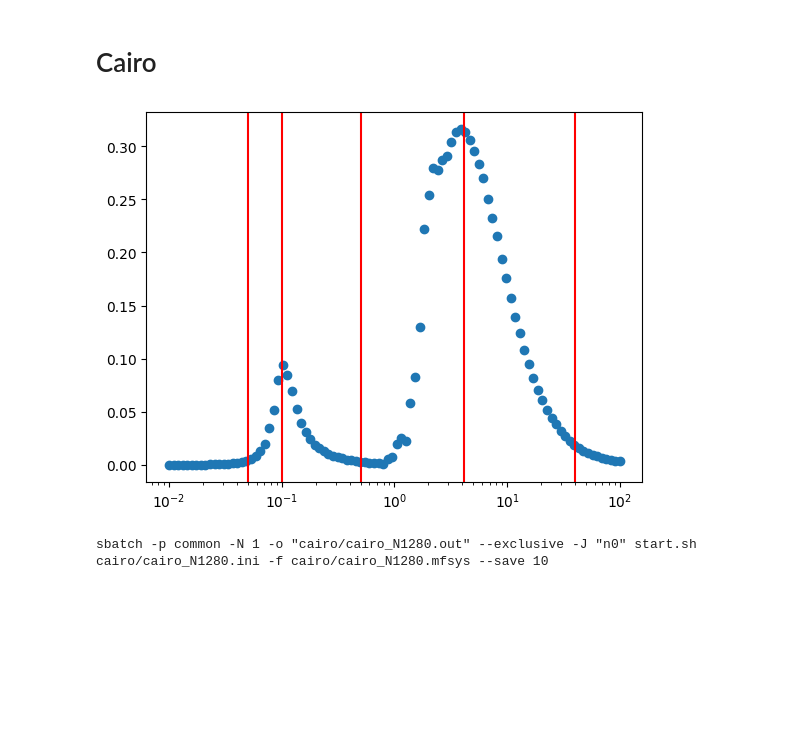
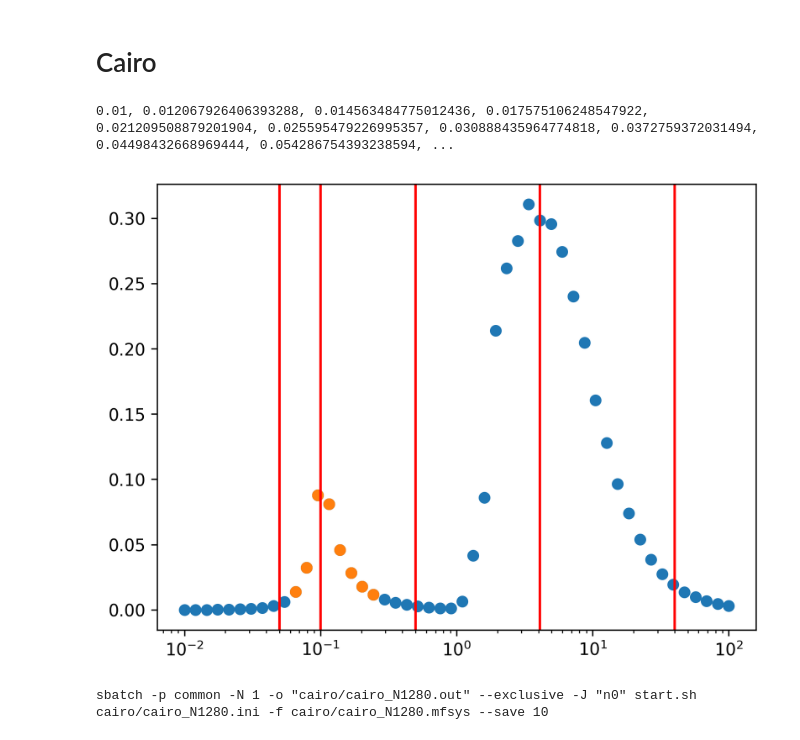
Before and after one commit to Faikert/autocorrelator_2030, a Jupyter notebook: data/temperatures.ipynb, the cells around one changed output. Cells and saved outputs as stored; diff of their text form; code cells hidden in the pictures; blank space fills up the shorter version.

```diff
--- a/data/temperatures.ipynb
+++ b/data/temperatures.ipynb
@@ -25,13 +25,19 @@ for t in temps:
 # Cairo
 # %%
 a = np.loadtxt("cairo_N1280.out")
+a = a[np.argsort(a[:,0])]
+plt.figure(dpi=300)
 plt.xscale("log")
 plt.scatter(a[:,0], a[:,1])
+plt.scatter(a[10:18,0], a[10:18,1])
 temps = [5e-2, 1e-1, 5e-1, 4.1, 40]
 for t in temps:
     plt.axvline(t, c='red')
+
+print(*np.logspace(-2, 2, 50), sep=", ")
 # %% [output]
+0.01, 0.012067926406393288, 0.014563484775012436, 0.017575106248547922, 0.021209508879201904, 0.025595479226995357, 0.030888435964774818, 0.0372759372031494, 0.04498432668969444, 0.054286754393238594, ...
-[figure, old version]
+[figure, new version]
 # %%
 print('sbatch -p common -N 1 -o "cairo/cairo_N1280.out" --exclusive -J "n0" start.sh cairo/cairo_N1280.ini -f cairo/cairo_N1280.mfsys --save 10')
 # %% [output]
```
Also changed, not shown: 1 other file.
